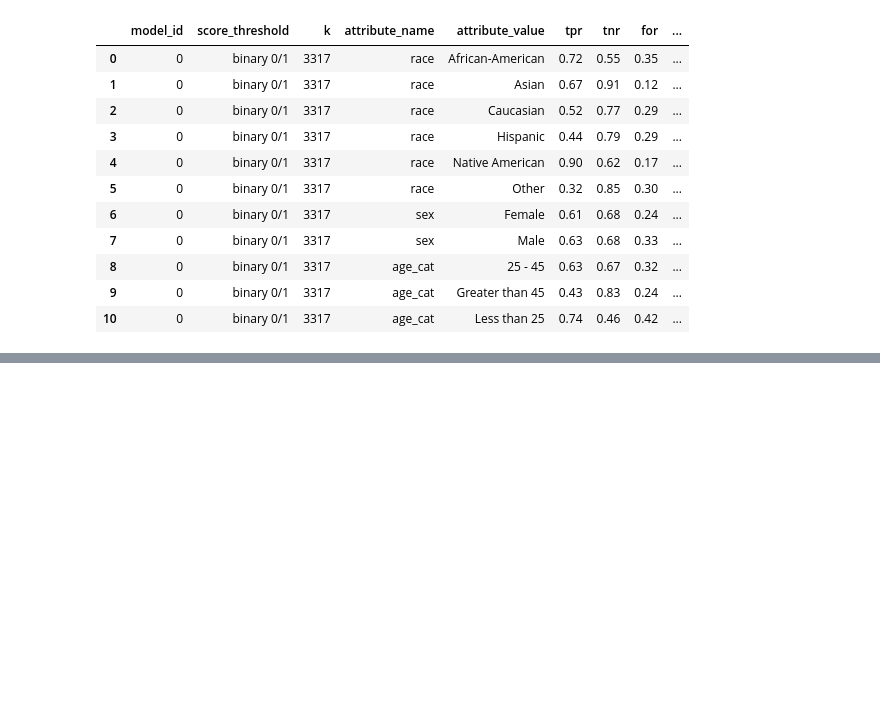
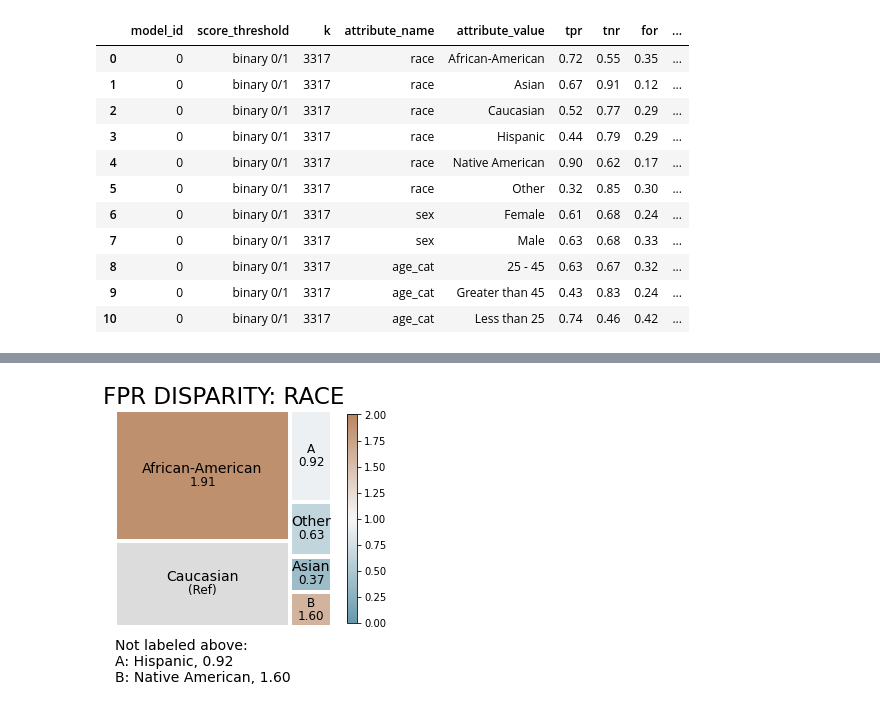
Before and after one commit to chsafouane/aequitas_disc, a Jupyter notebook: notebooks/aequitas_presentation.ipynb, the cells around one changed output, grey strips where cells are left out. Cells and saved outputs as stored; diff of their text form; code cells hidden in the pictures; blank space fills up the shorter version.

Commit message:
Add aequitas disparity plot

```diff
--- a/notebooks/aequitas_presentation.ipynb
+++ b/notebooks/aequitas_presentation.ipynb
@@ -331,0 +332,6 @@ ap.disparity(bias_dpg, ["fpr", "fnr"], 'race', fairness_threshold = 1.2)
+# %%
+fpr_race_disp_plot = aq_plot.plot_disparity(bias_dpg,
+                       group_metric='fpr_disparity',
+                       attribute_name='race')
+# %% [output]
+[figure, added]
```
Also changed, not shown: parts of 42 cells of this notebook.
